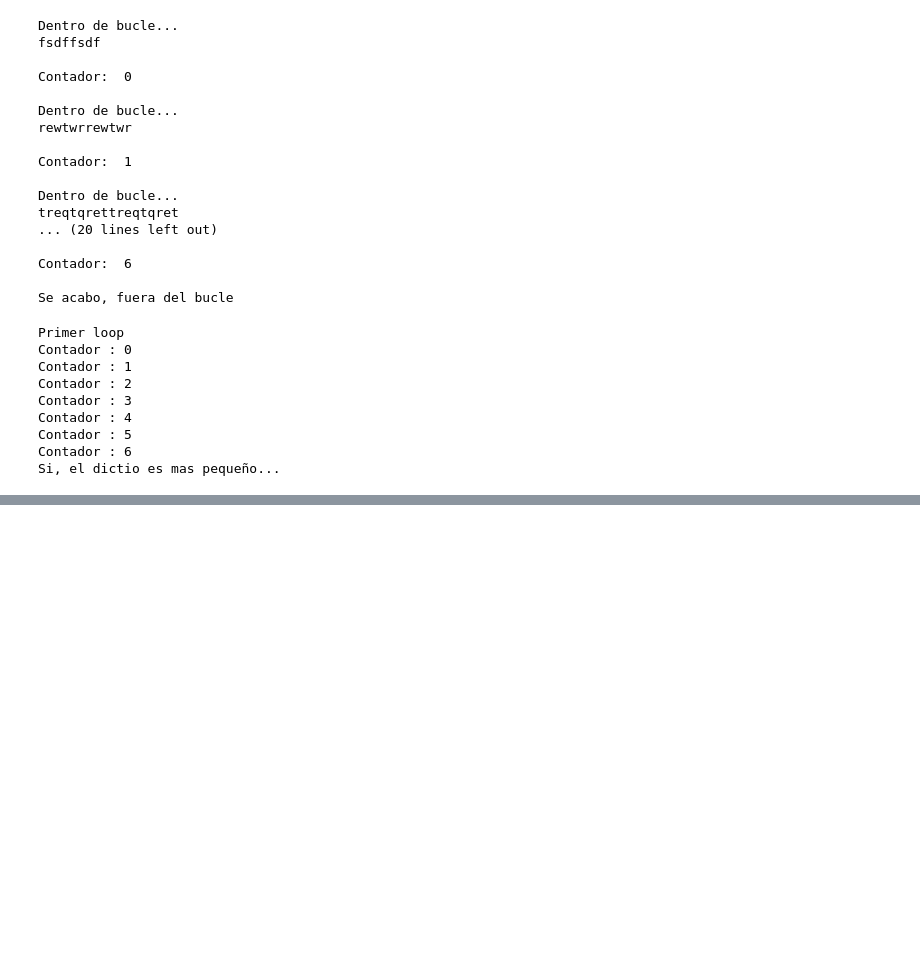
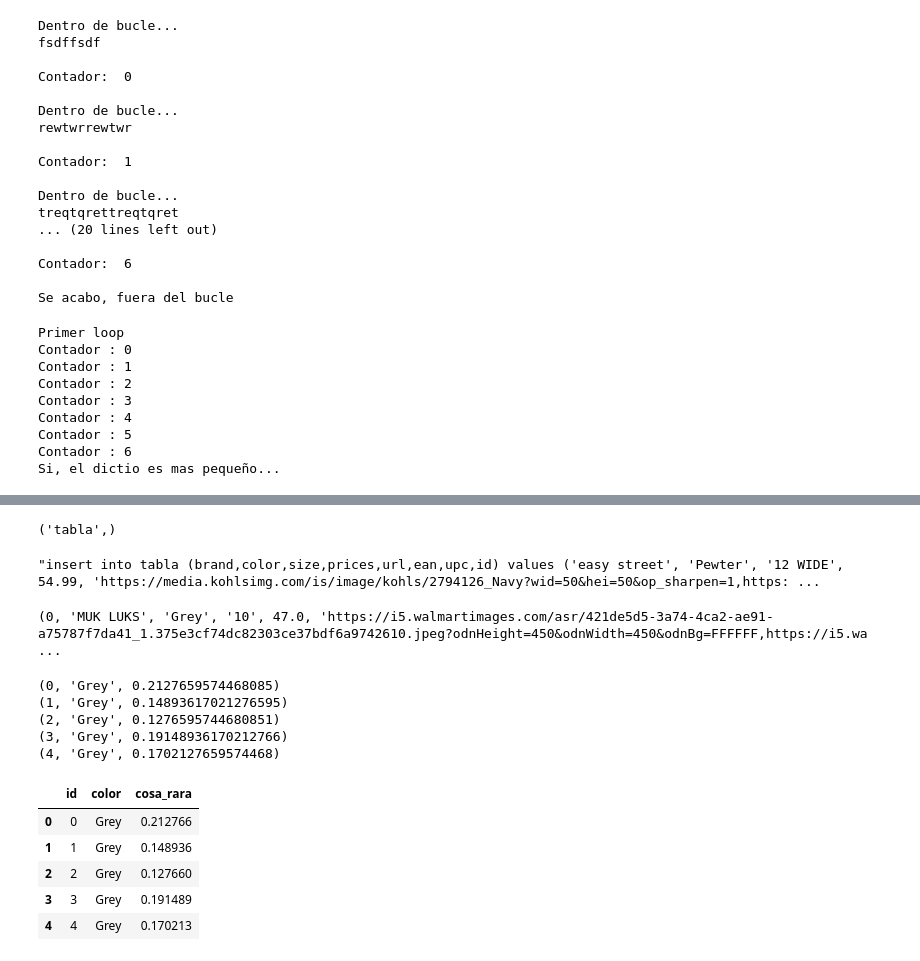
Before and after one commit to Ironhack-Data-Madrid-Abril-2021/Material_Clase, a Jupyter notebook: semana_3/3.1 - Repaso General.ipynb, the cells around one changed output, grey strips where cells are left out. Saved outputs shown, nothing was run; the diff lists cells and outputs as text; code cells hidden in the pictures; blank space fills up the shorter version.

```diff
--- a/semana_3/3.1 - Repaso General.ipynb
+++ b/semana_3/3.1 - Repaso General.ipynb
@@ -294,0 +489,6 @@ Si, el dictio es mas pequeño...
+# %%
+# conectar a sql, a una db especifica
+
+db=conn.connect(host='localhost', user='root', passwd='password', database='nueva_db')
+
+cursor=db.cursor()
@@ -294,0 +518,8 @@ Si, el dictio es mas pequeño...
+# %%
+# check
+
+cursor.execute('show tables')
+for x in cursor:
+    print(x)
+# %% [output]
+('tabla',)
@@ -294,0 +539,33 @@ Si, el dictio es mas pequeño...
+# %%
+insert_query
+# %% [output]
+"insert into tabla (brand,color,size,prices,url,ean,upc,id) values ('easy street', 'Pewter', '12 WIDE', 54.99, 'https://media.kohlsimg.com/is/image/kohls/2794126_Navy?wid=50&hei=50&op_sharpen=1,https: ...
+# %%
+cursor.execute('select * from tabla limit 1')
+for x in cursor:
+    print(x)
+# %% [output]
+(0, 'MUK LUKS', 'Grey', '10', 47.0, 'https://i5.walmartimages.com/asr/421de5d5-3a74-4ca2-ae91-a75787f7da41_1.375e3cf74dc82303ce37bdf6a9742610.jpeg?odnHeight=450&odnWidth=450&odnBg=FFFFFF,https://i5.wa ...
+# %%
+cursor.execute('select id, color, size/prices from tabla limit 5')
+for x in cursor:
+    print(x)
+# %% [output]
+(0, 'Grey', 0.2127659574468085)
+(1, 'Grey', 0.14893617021276595)
+(2, 'Grey', 0.1276595744680851)
+(3, 'Grey', 0.19148936170212766)
+(4, 'Grey', 0.1702127659574468)
+# %%
+query='select id, color, size/prices as cosa_rara from tabla'
+
+data=pd.read_sql(query, db)
+
+data.head()
+# %% [output]
+|  | id | color | cosa_rara |
+| 0 | 0 | Grey | 0.212766 |
+| 1 | 1 | Grey | 0.148936 |
+| 2 | 2 | Grey | 0.127660 |
+| 3 | 3 | Grey | 0.191489 |
+| 4 | 4 | Grey | 0.170213 |
```
Also changed, not shown: parts of 36 cells of this notebook, 1 other file.
